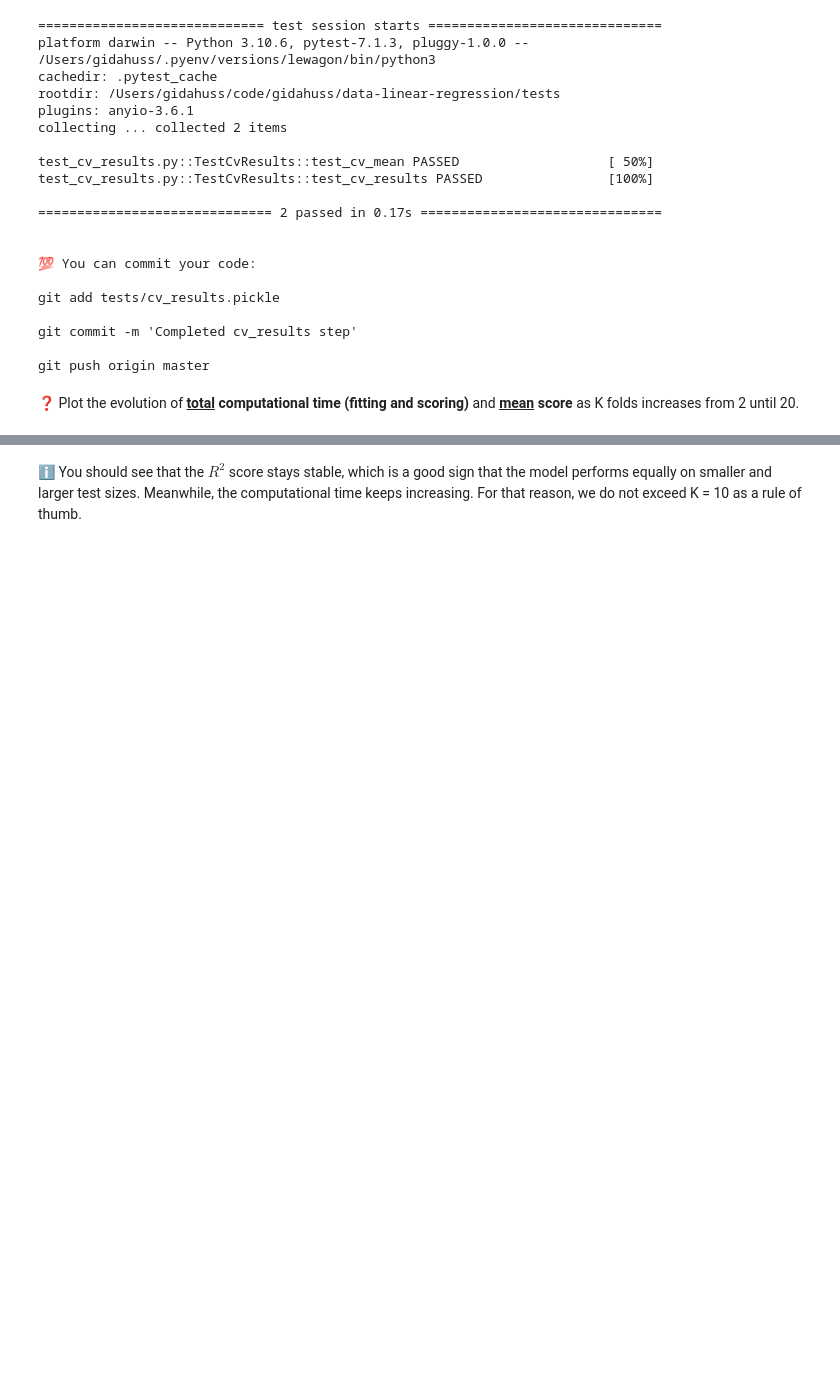
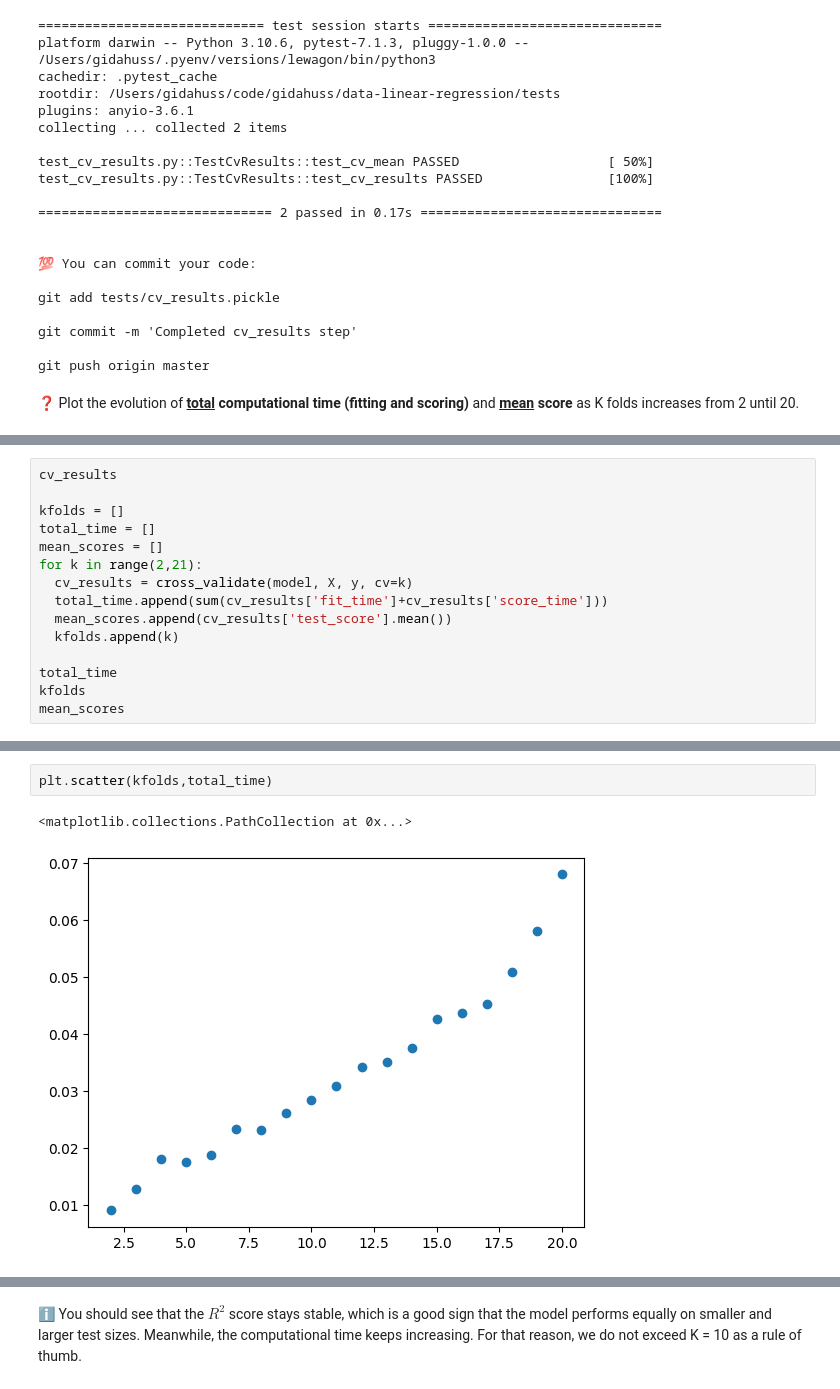
Before and after one commit to gidahuss/data-linear-regression, a Jupyter notebook: Linear_Regression.ipynb, the cells around one changed output, grey strips where cells are left out. Drawn from its saved outputs; the diff is of its cells as text; blank space fills up the shorter version.

```diff
--- a/Linear_Regression.ipynb
+++ b/Linear_Regression.ipynb
@@ -133,0 +130,15 @@ git push origin master
+# %%
+cv_results
+
+kfolds = []
+total_time = []
+mean_scores = []
+for k in range(2,21):
+  cv_results = cross_validate(model, X, y, cv=k)
+  total_time.append(sum(cv_results['fit_time']+cv_results['score_time']))
+  mean_scores.append(cv_results['test_score'].mean())
+  kfolds.append(k)
+
+total_time
+kfolds
+mean_scores
@@ -133,0 +165,5 @@ git push origin master
+# %%
+plt.scatter(kfolds,total_time)
+# %% [output]
+<matplotlib.collections.PathCollection at 0x...>
+[figure, added]
```
Also changed, not shown: parts of 12 cells of this notebook.
